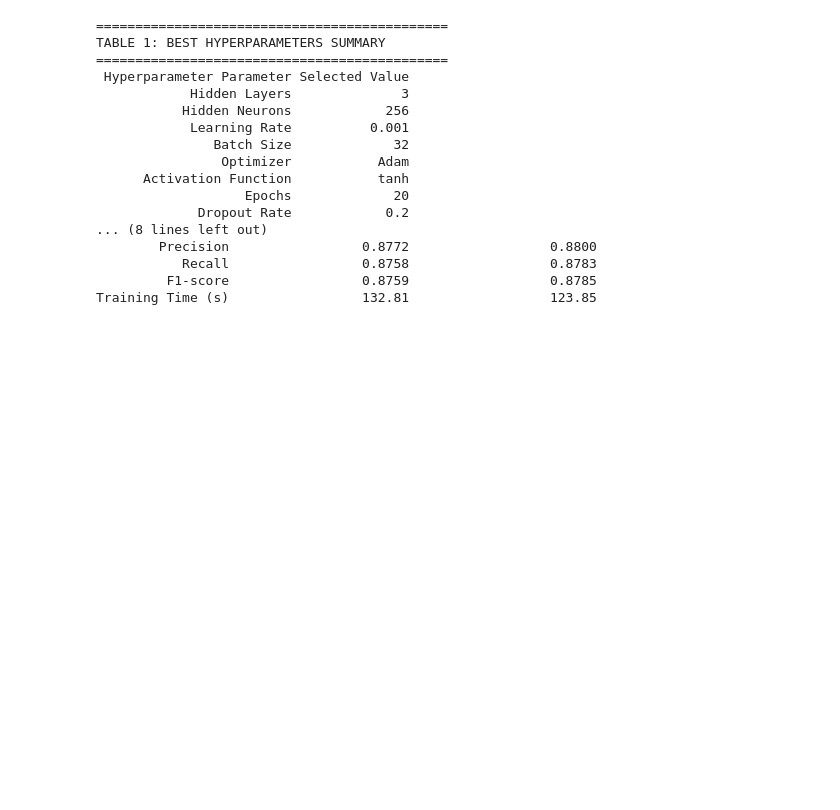
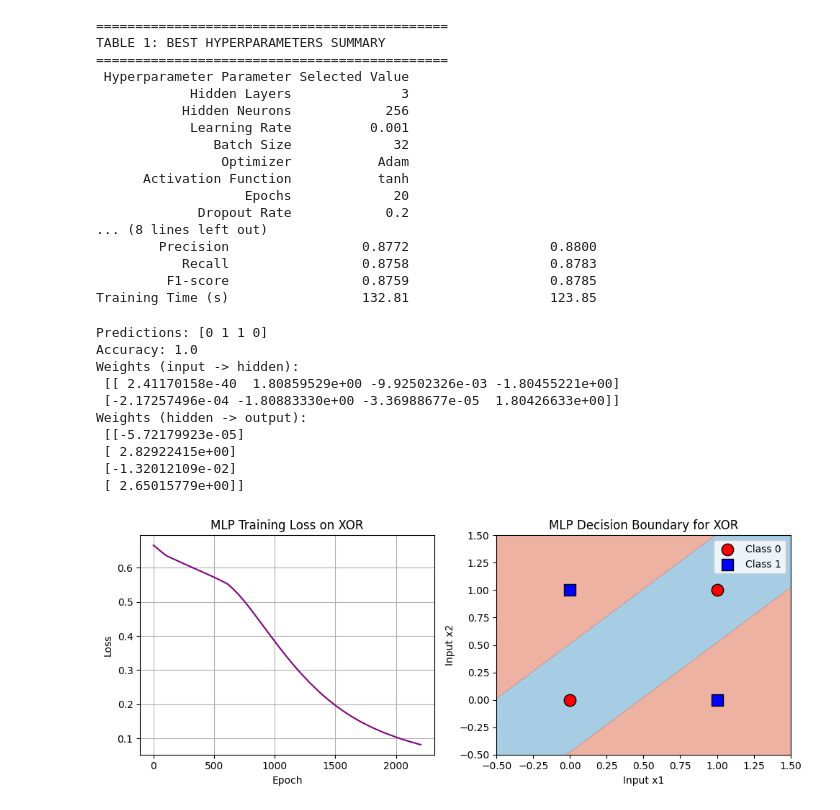
Before and after one commit to Jai-Abhishek/DL-Lab, a Jupyter notebook: Lab2/Dllab2.ipynb, the cells around one changed output. Saved outputs shown, nothing was run; the diff lists cells and outputs as text; code cells hidden in the pictures; blank space fills up the shorter version.

```diff
--- a/Lab2/Dllab2.ipynb
+++ b/Lab2/Dllab2.ipynb
@@ -439,3 +439,53 @@ TABLE 1: BEST HYPERPARAMETERS SUMMARY
            Recall                 0.8758                  0.8783
          F1-score                 0.8759                  0.8785
 Training Time (s)                 132.81                  123.85
+# %%
+import numpy as np
+import matplotlib.pyplot as plt
+from sklearn.neural_network import MLPClassifier
+
+X = np.array([[0, 0], [0, 1], [1, 0], [1, 1]])
+y = np.array([0, 1, 1, 0])   # XOR
+
+clf = MLPClassifier(hidden_layer_sizes=(4,), activation='relu',
+                     solver='adam', max_iter=5000, random_state=1)
+clf.fit(X, y)
+
+print("Predictions:", clf.predict(X))
+print("Accuracy:", clf.score(X, y))
+print("Weights (input -> hidden):\n", clf.coefs_[0])
+print("Weights (hidden -> output):\n", clf.coefs_[1])
+
+xx, yy = np.meshgrid(np.linspace(-0.5, 1.5, 300), np.linspace(-0.5, 1.5, 300))
+Z = clf.predict(np.c_[xx.ravel(), yy.ravel()]).reshape(xx.shape)
+
+fig, axes = plt.subplots(1, 2, figsize=(10, 4))
+
+axes[0].plot(clf.loss_curve_, color='purple')
+axes[0].set_xlabel('Epoch')
+axes[0].set_ylabel('Loss')
+axes[0].set_title('MLP Training Loss on XOR')
+axes[0].grid(True)
+
+axes[1].contourf(xx, yy, Z, levels=1, cmap='RdBu_r', alpha=0.6)
+axes[1].scatter(X[y == 0, 0], X[y == 0, 1], marker='o', color='red', s=140, edgecolor='k', label='Class 0')
+axes[1].scatter(X[y == 1, 0], X[y == 1, 1], marker='s', color='blue', s=140, edgecolor='k', label='Class 1')
+axes[1].set_xlabel('Input x1')
+axes[1].set_ylabel('Input x2')
+axes[1].set_title('MLP Decision Boundary for XOR')
+axes[1].legend()
+
+plt.tight_layout()
+plt.show()
+# %% [output]
+Predictions: [0 1 1 0]
+Accuracy: 1.0
+Weights (input -> hidden):
+ [[ 2.41170158e-40  1.80859529e+00 -9.92502326e-03 -1.80455221e+00]
+ [-2.17257496e-04 -1.80883330e+00 -3.36988677e-05  1.80426633e+00]]
+Weights (hidden -> output):
+ [[-5.72179923e-05]
+ [ 2.82922415e+00]
+ [-1.32012109e-02]
+ [ 2.65015779e+00]]
+[figure, added]
```
Also changed, not shown: 14 other files.
